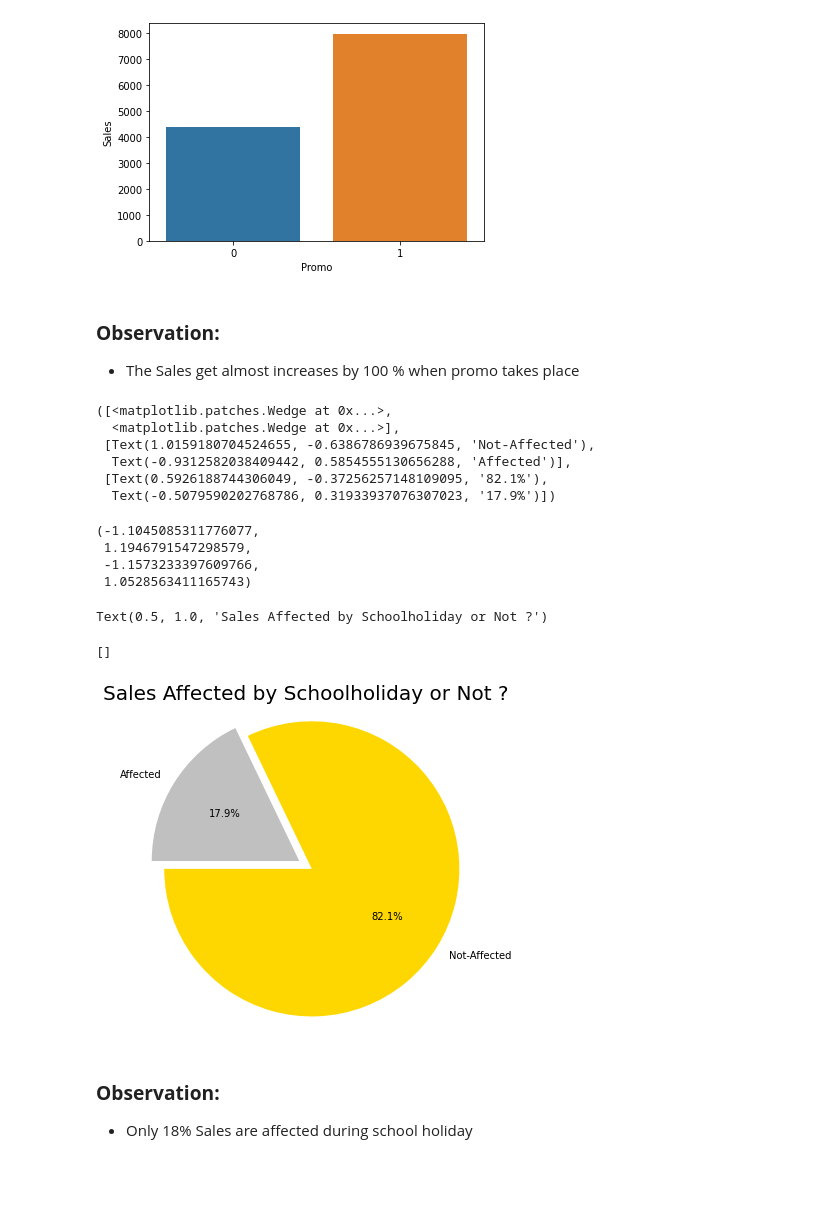
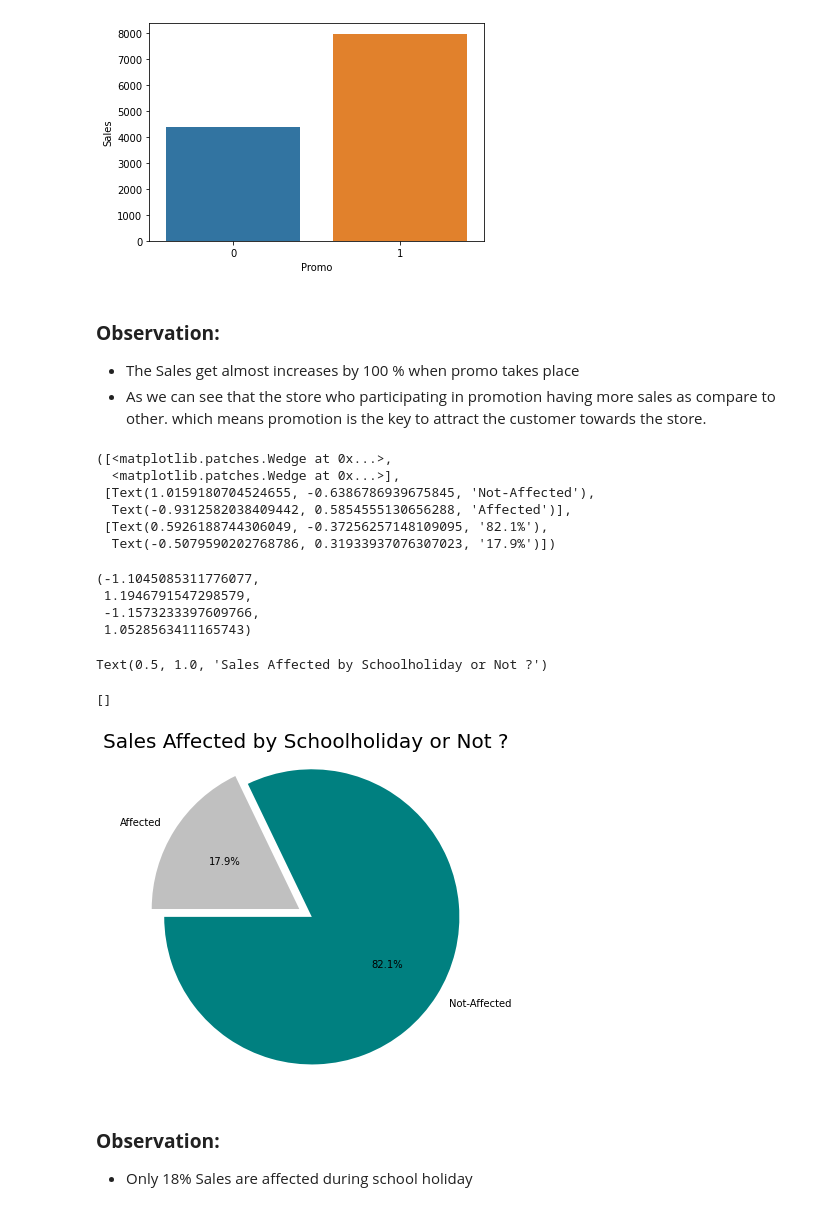
Before and after one commit to shivashukla02/Retail-Sales-Prediction, a Jupyter notebook: Shivank_Shukla_Retail_Sales_Prediction.ipynb, the cells around one changed output. Cells and saved outputs as stored; diff of their text form; code cells hidden in the pictures; blank space fills up the shorter version.

```diff
--- a/Shivank_Shukla_Retail_Sales_Prediction.ipynb
+++ b/Shivank_Shukla_Retail_Sales_Prediction.ipynb
@@ -538,0 +517,15 @@ Rows: 1017209, Columns: 18
+# %%
+#Sorting the df in terms of Date and Store
+df_rms.sort_values(by=['Date','Store'],inplace=True,ascending=[False,True])
+
+#reseting the index as sort_values shuffles the rows
+df_rms.reset_index(drop=True, inplace=True)
+
+#cheking if any data is missing after the above operations.
+print('------------------------------------Head---------------------------------------\n')
+df_rms.head(10)#first 3 rows of the df
+
+print('\n------------------------------------Shape-------------------------------------\n')
+
+                              #no. of rows and columns
+print(f'Rows: {df_rms.shape[0]}, Columns: {df_rms.shape[1]}\n')
@@ -568,0 +610,3 @@ sns.catplot( data=df_rms,x="Year", y="Sales", kind="point",size=8,aspect=2)
+# %%
+#converting object dtype to integer.
+df_rms['StateHoliday']= df_rms['StateHoliday'].astype(int)
@@ -639,33 +699,38 @@ sns.barplot(x=Promo_sales.index, y = Promo_sales['Sales'])
 ### <font color = "sky blue">**Observation:**
 
 *   The Sales get almost increases by 100 % when promo takes place
+*   As we can see that the store who participating in promotion having more sales as compare to other. which means promotion is the key to attract the customer towards the store.
 # %%
-labels = 'Not-Affected' , 'Affected'
-sizes = df_rms['SchoolHoliday'].value_counts()
-colors = ['gold', 'silver']
-explode = (0.1, 0.0)
+#check the amount of sales affected by school holidays.
+
+labels = 'Not-Affected' , 'Affected' #make labels of affected and not affected
+sizes = df_rms['SchoolHoliday'].value_counts() #get value caunt of schoolh holidays
+colors = ['Teal', 'silver'] #set the colors of the chart
+explode = (0.1, 0.0) #set explode values
+
+#make a pie chart of the persentage of affected and non affected values.
 plt.pie(sizes, explode=explode, labels=labels, colors=colors,
         autopct='%1.1f%%', startangle=180)
 plt.axis('equal')
 plt.title("Sales Affected by Schoolholiday or Not ?",fontsize=20)
 plt.plot()
 fig=plt.gcf()
 fig.set_size_inches(6,6)
 plt.show()
 # %% [output]
 ([<matplotlib.patches.Wedge at 0x...>,
   <matplotlib.patches.Wedge at 0x...>],
  [Text(1.0159180704524655, -0.6386786939675845, 'Not-Affected'),
   Text(-0.9312582038409442, 0.5854555130656288, 'Affected')],
  [Text(0.5926188744306049, -0.37256257148109095, '82.1%'),
   Text(-0.5079590202768786, 0.31933937076307023, '17.9%')])
 (-1.1045085311776077,
  1.1946791547298579,
  -1.1573233397609766,
  1.0528563411165743)
 Text(0.5, 1.0, 'Sales Affected by Schoolholiday or Not ?')
 []
-[figure, old version]
+[figure, new version]
 # %% [markdown]
 ### <font color = "sky blue">**Observation:**
 
```
Also changed, not shown: parts of 147 cells of this notebook.
